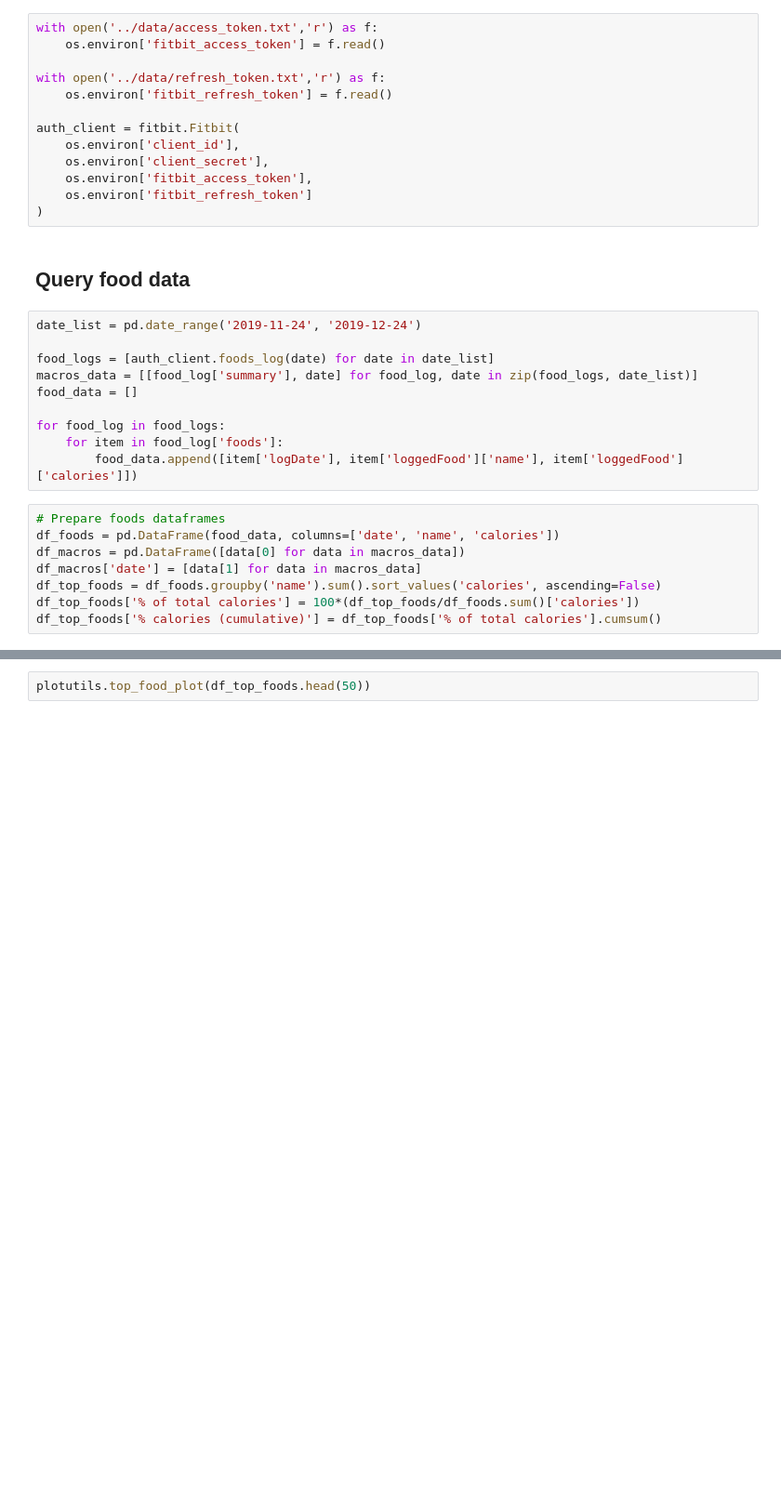
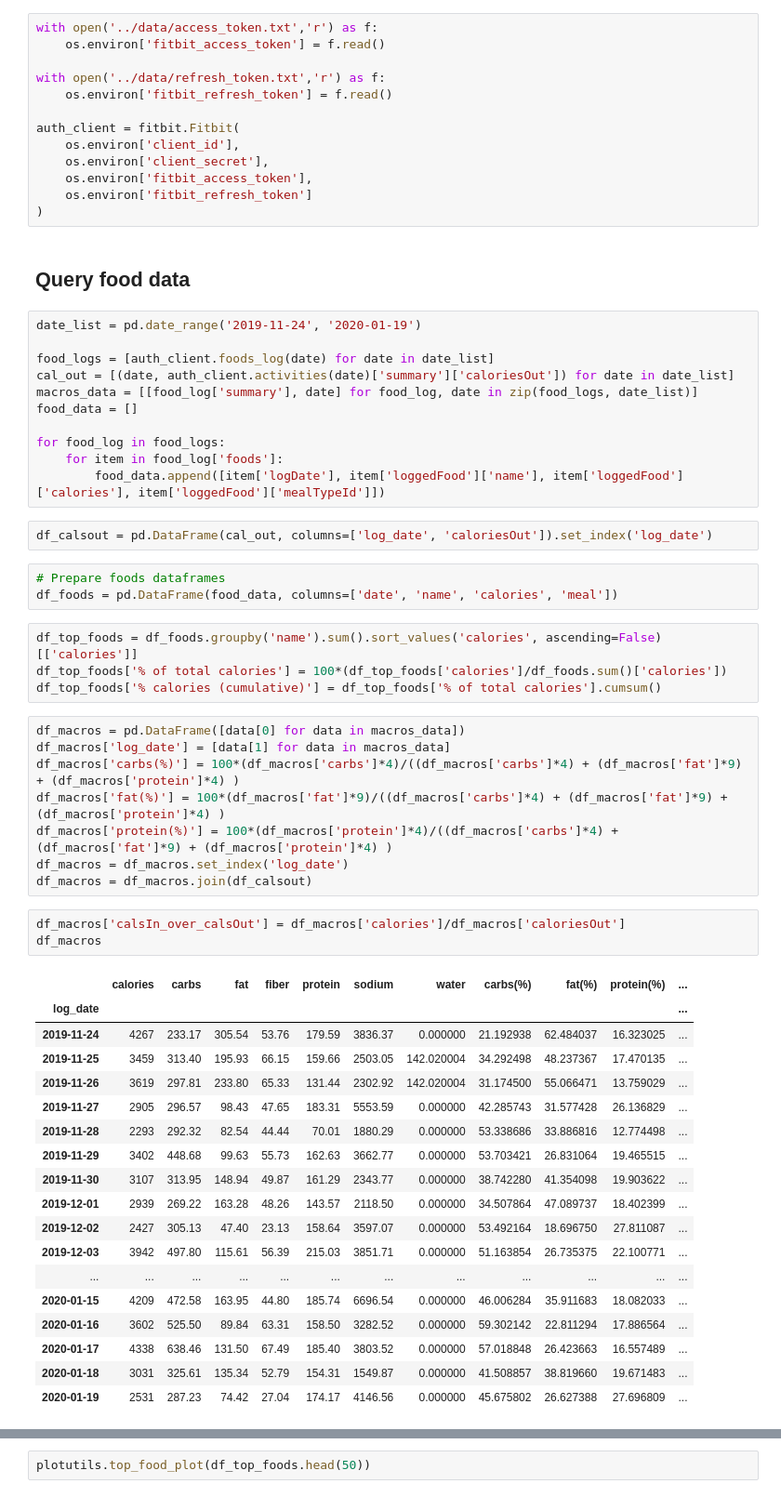
Before and after one commit to hnagib/Fitbit-Analytics, a Jupyter notebook: notebooks/hn-food-data.ipynb, the cells around one changed output, grey strips where cells are left out. Shown at 93% size. Drawn from its saved outputs; the diff is of its cells as text; blank space fills up the shorter version.

```diff
--- a/notebooks/hn-food-data.ipynb
+++ b/notebooks/hn-food-data.ipynb
@@ -62,20 +65,52 @@ auth_client = fitbit.Fitbit(
 # %% [markdown]
 ## Query food data
 # %%
-date_list = pd.date_range('2019-11-24', '2019-12-24')
+date_list = pd.date_range('2019-11-24', '2020-01-19')
 
 food_logs = [auth_client.foods_log(date) for date in date_list]
+cal_out = [(date, auth_client.activities(date)['summary']['caloriesOut']) for date in date_list]
 macros_data = [[food_log['summary'], date] for food_log, date in zip(food_logs, date_list)]
 food_data = []
 
 for food_log in food_logs:
     for item in food_log['foods']:
-        food_data.append([item['logDate'], item['loggedFood']['name'], item['loggedFood']['calories']])
+        food_data.append([item['logDate'], item['loggedFood']['name'], item['loggedFood']['calories'], item['loggedFood']['mealTypeId']])
+# %%
+df_calsout = pd.DataFrame(cal_out, columns=['log_date', 'caloriesOut']).set_index('log_date')
+# %%
+# Prepare foods dataframes
+df_foods = pd.DataFrame(food_data, columns=['date', 'name', 'calories', 'meal'])
 # %%
-# Prepare foods dataframes
-df_foods = pd.DataFrame(food_data, columns=['date', 'name', 'calories'])
-df_macros = pd.DataFrame([data[0] for data in macros_data])
-df_macros['date'] = [data[1] for data in macros_data]
-df_top_foods = df_foods.groupby('name').sum().sort_values('calories', ascending=False)
-df_top_foods['% of total calories'] = 100*(df_top_foods/df_foods.sum()['calories'])
+df_top_foods = df_foods.groupby('name').sum().sort_values('calories', ascending=False)[['calories']]
+df_top_foods['% of total calories'] = 100*(df_top_foods['calories']/df_foods.sum()['calories'])
 df_top_foods['% calories (cumulative)'] = df_top_foods['% of total calories'].cumsum()
+# %%
+df_macros = pd.DataFrame([data[0] for data in macros_data])
+df_macros['log_date'] = [data[1] for data in macros_data]
+df_macros['carbs(%)'] = 100*(df_macros['carbs']*4)/((df_macros['carbs']*4) + (df_macros['fat']*9) + (df_macros['protein']*4) )
+df_macros['fat(%)'] = 100*(df_macros['fat']*9)/((df_macros['carbs']*4) + (df_macros['fat']*9) + (df_macros['protein']*4) )
+df_macros['protein(%)'] = 100*(df_macros['protein']*4)/((df_macros['carbs']*4) + (df_macros['fat']*9) + (df_macros['protein']*4) )
+df_macros = df_macros.set_index('log_date')
+df_macros = df_macros.join(df_calsout)
+# %%
+df_macros['calsIn_over_calsOut'] = df_macros['calories']/df_macros['caloriesOut']
+df_macros
+# %% [output]
+|  | calories | carbs | fat | fiber | protein | sodium | water | carbs(%) | fat(%) | protein(%) | ... |
+| log_date |  |  |  |  |  |  |  |  |  |  | ... |
+| 2019-11-24 | 4267 | 233.17 | 305.54 | 53.76 | 179.59 | 3836.37 | 0.000000 | 21.192938 | 62.484037 | 16.323025 | ... |
+| 2019-11-25 | 3459 | 313.40 | 195.93 | 66.15 | 159.66 | 2503.05 | 142.020004 | 34.292498 | 48.237367 | 17.470135 | ... |
+| 2019-11-26 | 3619 | 297.81 | 233.80 | 65.33 | 131.44 | 2302.92 | 142.020004 | 31.174500 | 55.066471 | 13.759029 | ... |
+| 2019-11-27 | 2905 | 296.57 | 98.43 | 47.65 | 183.31 | 5553.59 | 0.000000 | 42.285743 | 31.577428 | 26.136829 | ... |
+| 2019-11-28 | 2293 | 292.32 | 82.54 | 44.44 | 70.01 | 1880.29 | 0.000000 | 53.338686 | 33.886816 | 12.774498 | ... |
+| 2019-11-29 | 3402 | 448.68 | 99.63 | 55.73 | 162.63 | 3662.77 | 0.000000 | 53.703421 | 26.831064 | 19.465515 | ... |
+| 2019-11-30 | 3107 | 313.95 | 148.94 | 49.87 | 161.29 | 2343.77 | 0.000000 | 38.742280 | 41.354098 | 19.903622 | ... |
+| 2019-12-01 | 2939 | 269.22 | 163.28 | 48.26 | 143.57 | 2118.50 | 0.000000 | 34.507864 | 47.089737 | 18.402399 | ... |
+| 2019-12-02 | 2427 | 305.13 | 47.40 | 23.13 | 158.64 | 3597.07 | 0.000000 | 53.492164 | 18.696750 | 27.811087 | ... |
+| 2019-12-03 | 3942 | 497.80 | 115.61 | 56.39 | 215.03 | 3851.71 | 0.000000 | 51.163854 | 26.735375 | 22.100771 | ... |
+| ... | ... | ... | ... | ... | ... | ... | ... | ... | ... | ... | ... |
+| 2020-01-15 | 4209 | 472.58 | 163.95 | 44.80 | 185.74 | 6696.54 | 0.000000 | 46.006284 | 35.911683 | 18.082033 | ... |
+| 2020-01-16 | 3602 | 525.50 | 89.84 | 63.31 | 158.50 | 3282.52 | 0.000000 | 59.302142 | 22.811294 | 17.886564 | ... |
+| 2020-01-17 | 4338 | 638.46 | 131.50 | 67.49 | 185.40 | 3803.52 | 0.000000 | 57.018848 | 26.423663 | 16.557489 | ... |
+| 2020-01-18 | 3031 | 325.61 | 135.34 | 52.79 | 154.31 | 1549.87 | 0.000000 | 41.508857 | 38.819660 | 19.671483 | ... |
+| 2020-01-19 | 2531 | 287.23 | 74.42 | 27.04 | 174.17 | 4146.56 | 0.000000 | 45.675802 | 26.627388 | 27.696809 | ... |
```
Also changed, not shown: parts of 11 cells of this notebook, 1 other file.
